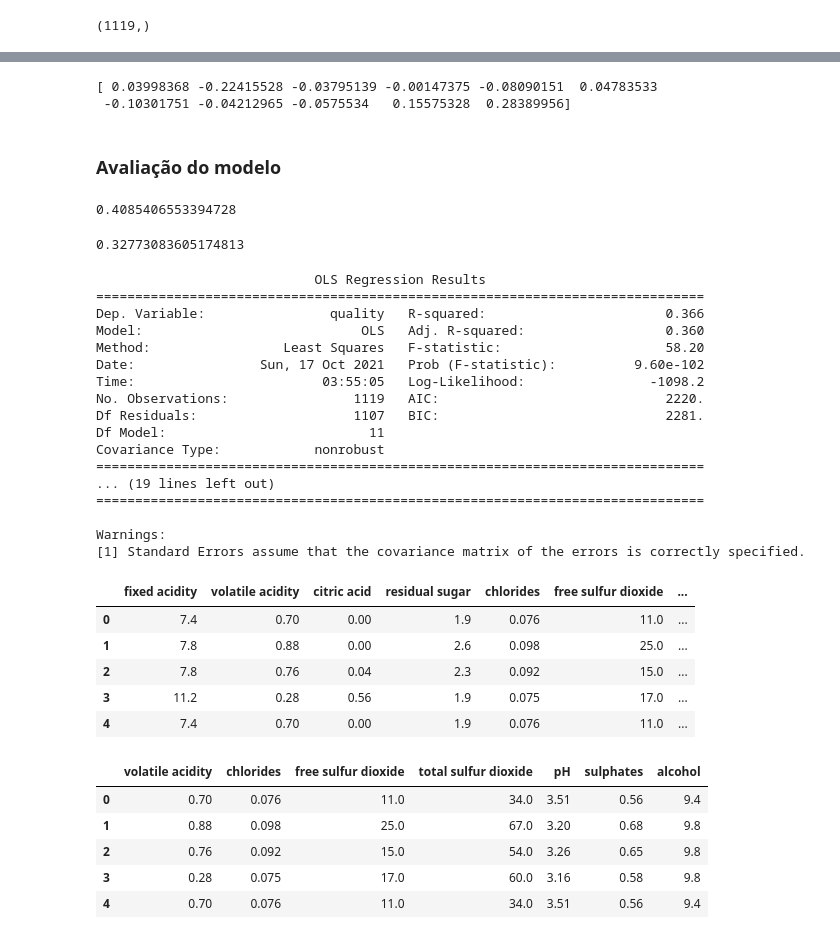
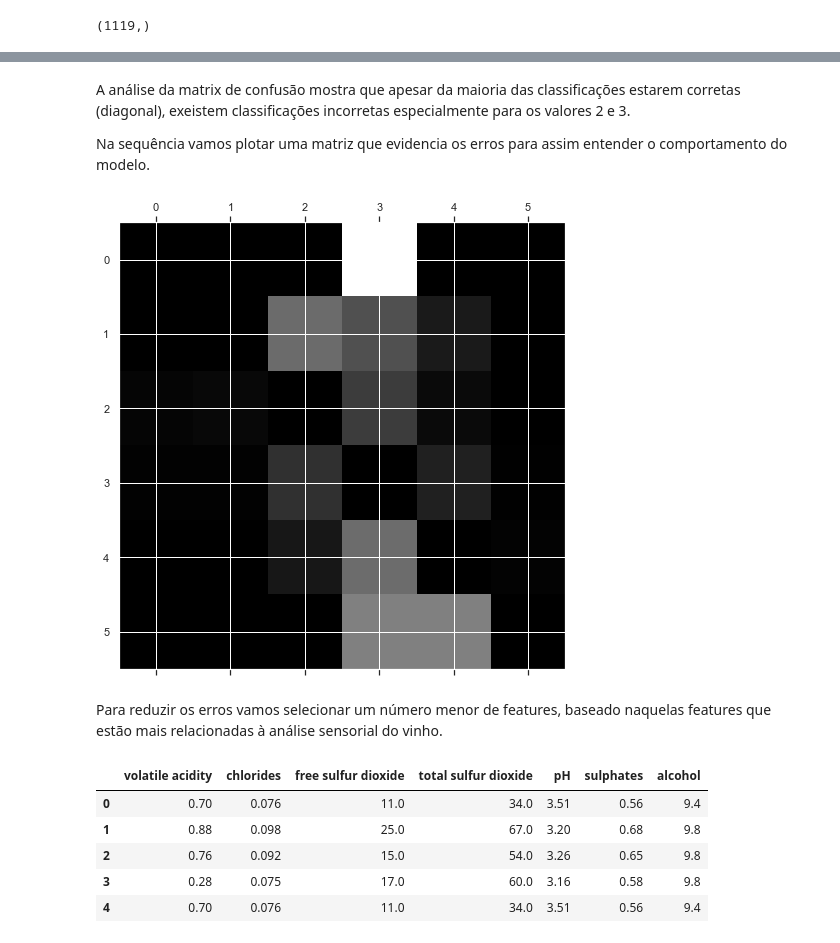
Before and after one commit to livschaum/Data-Science-projects, a Jupyter notebook: Wine_quality.ipynb, the cells around one changed output, grey strips where cells are left out. Saved outputs shown, nothing was run; the diff lists cells and outputs as text; code cells hidden in the pictures.

```diff
--- a/Wine_quality.ipynb
+++ b/Wine_quality.ipynb
@@ -189,7 +176,0 @@ sns.scatterplot(y_pred_train,y_train)
-# %%
-from sklearn import linear_model
-regr = linear_model.LinearRegression().fit(Xs_train, y_train)
-print(regr.coef_)
-# %% [output]
-[ 0.03998368 -0.22415528 -0.03795139 -0.00147375 -0.08090151  0.04783533
- -0.10301751 -0.04212965 -0.0575534   0.15575328  0.28389956]
@@ -198,47 +177,16 @@ y_pred = regr.predict(Xs_test)
-# %% [markdown]
-### Avaliação do modelo
-# %%
-# The mean square error
-np.mean((y_pred - y_test)**2)
-# %% [output]
-0.4085406553394728
-# %%
-#print(regr.score(xs_test, y_test))
-print(r2_score(y_test, y_pred))
-# %% [output]
-0.32773083605174813
-# %%
-import statsmodels.api as sm
-from scipy import stats
-xs_train2 = sm.add_constant(xs_train)
-est = sm.OLS(y_train, xs_train2)
-est2 = est.fit()
-print(est2.summary())
-# %% [output]
-                            OLS Regression Results
-==============================================================================
-Dep. Variable:                quality   R-squared:                       0.366
-Model:                            OLS   Adj. R-squared:                  0.360
-Method:                 Least Squares   F-statistic:                     58.20
-Date:                Sun, 17 Oct 2021   Prob (F-statistic):          9.60e-102
-Time:                        03:55:05   Log-Likelihood:                -1098.2
-No. Observations:                1119   AIC:                             2220.
-Df Residuals:                    1107   BIC:                             2281.
-Df Model:                          11
-Covariance Type:            nonrobust
-==============================================================================
-... (19 lines left out)
-==============================================================================
-
-Warnings:
-[1] Standard Errors assume that the covariance matrix of the errors is correctly specified.
-# %%
-x.head()
-# %% [output]
-|  | fixed acidity | volatile acidity | citric acid | residual sugar | chlorides | free sulfur dioxide | ... |
-| 0 | 7.4 | 0.70 | 0.00 | 1.9 | 0.076 | 11.0 | ... |
-| 1 | 7.8 | 0.88 | 0.00 | 2.6 | 0.098 | 25.0 | ... |
-| 2 | 7.8 | 0.76 | 0.04 | 2.3 | 0.092 | 15.0 | ... |
-| 3 | 11.2 | 0.28 | 0.56 | 1.9 | 0.075 | 17.0 | ... |
-| 4 | 7.4 | 0.70 | 0.00 | 1.9 | 0.076 | 11.0 | ... |
+# %% [markdown]
+A análise da matrix de confusão mostra que apesar da maioria das classificações estarem corretas (diagonal), exeistem classificações incorretas especialmente para os valores 2 e 3.
+
+Na sequência vamos plotar uma matriz que evidencia os erros para assim entender o comportamento do modelo.
+# %%
+soma_linha = cm.sum(axis=1, keepdims=True)
+norm_cm = cm / soma_linha
+# %%
+np.fill_diagonal(norm_cm, 0)
+plt.matshow(norm_cm, cmap=plt.cm.gray)
+plt.show()
+# %% [output]
+[figure, added]
+# %% [markdown]
+Para reduzir os erros vamos selecionar um número menor de features, baseado naquelas features que estão mais relacionadas à análise sensorial do vinho.
 # %%
```
Also changed, not shown: parts of 24 cells of this notebook.
